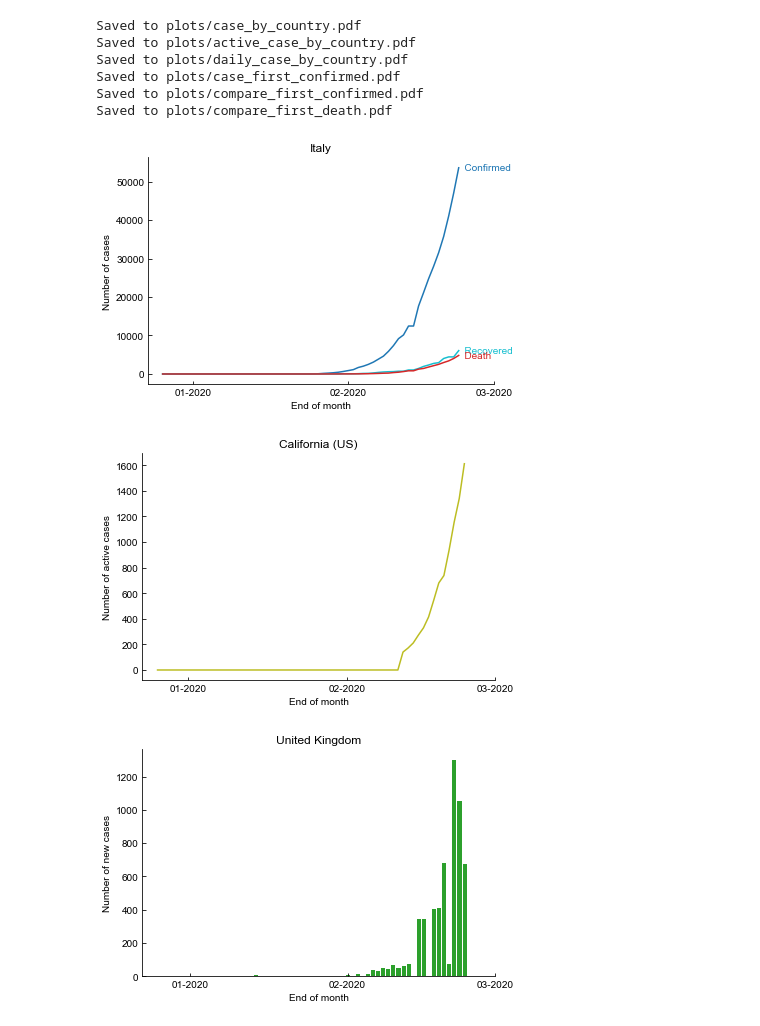
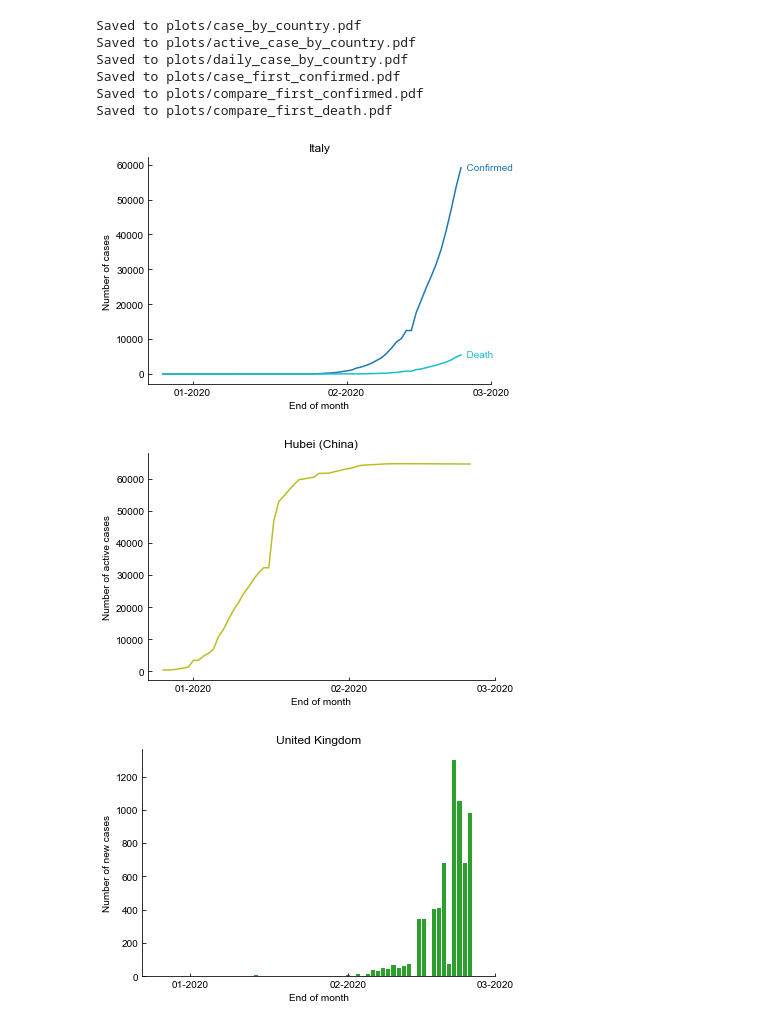
Before and after one commit to nna0702/coronavirus_2019, a Jupyter notebook: AnalysisExample.ipynb, the cells around one changed output. Cells and saved outputs as stored; diff of their text form; code cells hidden in the pictures.

Commit message:
update example with new data

```diff
--- a/AnalysisExample.ipynb
+++ b/AnalysisExample.ipynb
@@ -4,22 +4,22 @@ import analysis
 # %%
 data = analysis.get_data()
 analysis.plot_case_by_country(data, 'Italy', None)
-analysis.plot_active_cases(data, 'US', 'California')
+analysis.plot_active_cases(data, 'China', 'Hubei')
 analysis.plot_new_cases(data, 'United Kingdom', None)
 analysis.plot_first(data, 'confirmed', 'Vietnam', None)
 analysis.plot_compare_first(data, 'confirmed', ['US', 'United Kingdom', 'Singapore',
                                            'China', 'Italy', 'Korea, South',
                                            'Germany', 'Iran', 'Vietnam'])
 analysis.plot_compare_first(data, 'death', ['US', 'United Kingdom', 'Singapore',
                                        'China', 'Italy', 'Korea, South',
                                        'Germany', 'Iran', 'Vietnam'])
 # %% [output]
 Saved to plots/case_by_country.pdf
 Saved to plots/active_case_by_country.pdf
 Saved to plots/daily_case_by_country.pdf
 Saved to plots/case_first_confirmed.pdf
 Saved to plots/compare_first_confirmed.pdf
 Saved to plots/compare_first_death.pdf
-[figure, old version]
+[figure, new version]
-[figure, old version]
+[figure, new version]
-[figure, old version]
+[figure, new version]
```
Also changed, not shown: parts of 1 cell of this notebook.
